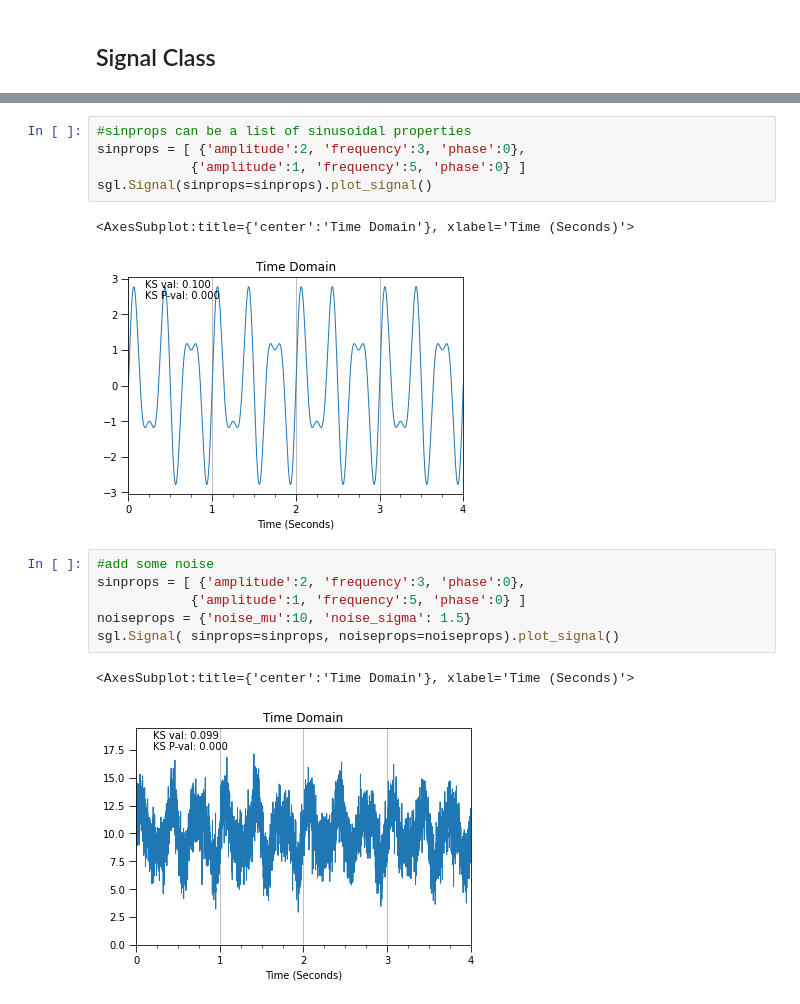
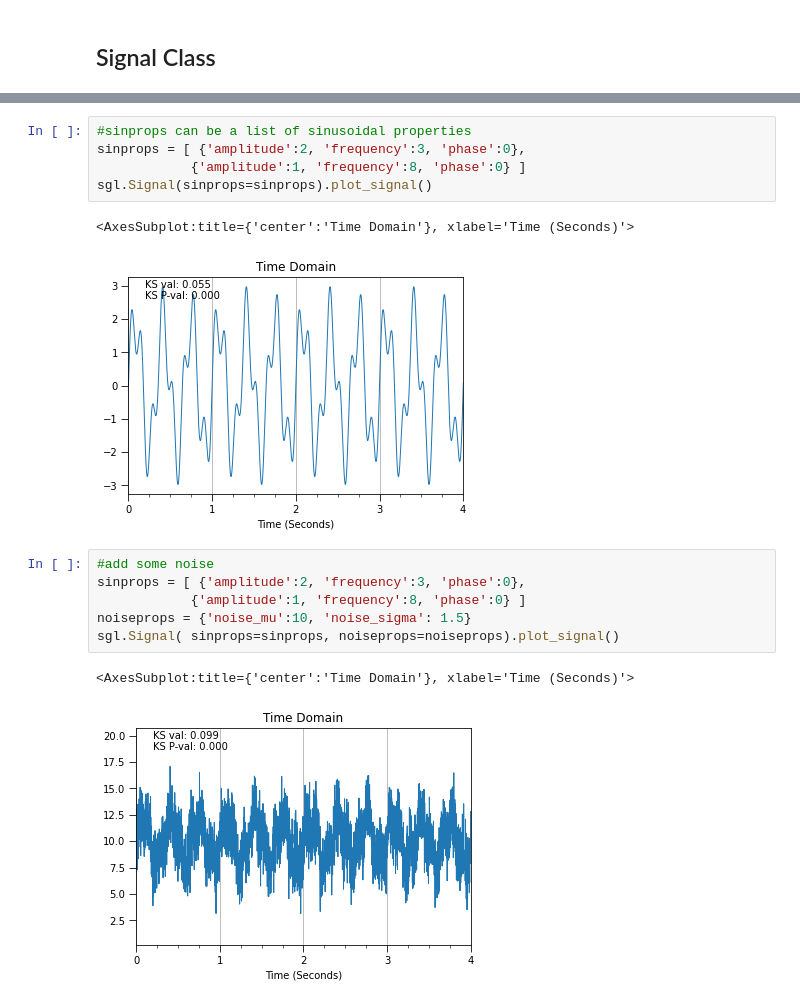
Before and after one commit to kevinmcmanus/signal, a Jupyter notebook: sigdemo.ipynb, the cells around one changed output, grey strips where cells are left out. Drawn from its saved outputs; the diff is of its cells as text.

```diff
--- a/sigdemo.ipynb
+++ b/sigdemo.ipynb
@@ -198,19 +200,19 @@ sgl.Signal(sinprops= {'amplitude':2, 'frequency':3, 'phase':0}).plot_signal()
 # %%
 #sinprops can be a list of sinusoidal properties
 sinprops = [ {'amplitude':2, 'frequency':3, 'phase':0},
-            {'amplitude':1, 'frequency':5, 'phase':0} ]
+            {'amplitude':1, 'frequency':8, 'phase':0} ]
 sgl.Signal(sinprops=sinprops).plot_signal()
 # %% [output]
 <AxesSubplot:title={'center':'Time Domain'}, xlabel='Time (Seconds)'>
-[figure, old version]
+[figure, new version]
 # %%
 #add some noise
 sinprops = [ {'amplitude':2, 'frequency':3, 'phase':0},
-            {'amplitude':1, 'frequency':5, 'phase':0} ]
+            {'amplitude':1, 'frequency':8, 'phase':0} ]
 noiseprops = {'noise_mu':10, 'noise_sigma': 1.5}
 sgl.Signal( sinprops=sinprops, noiseprops=noiseprops).plot_signal()
 # %% [output]
 <AxesSubplot:title={'center':'Time Domain'}, xlabel='Time (Seconds)'>
-[figure, old version]
+[figure, new version]
 # %%
 #signals can contain pulses too
```
Also changed, not shown: parts of 4 cells of this notebook, 1 other file.
